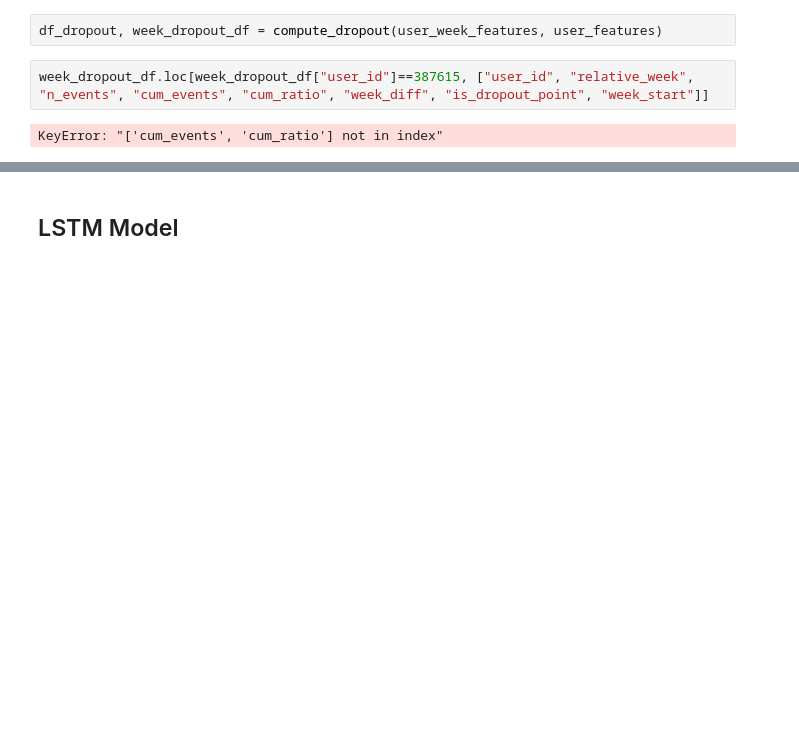
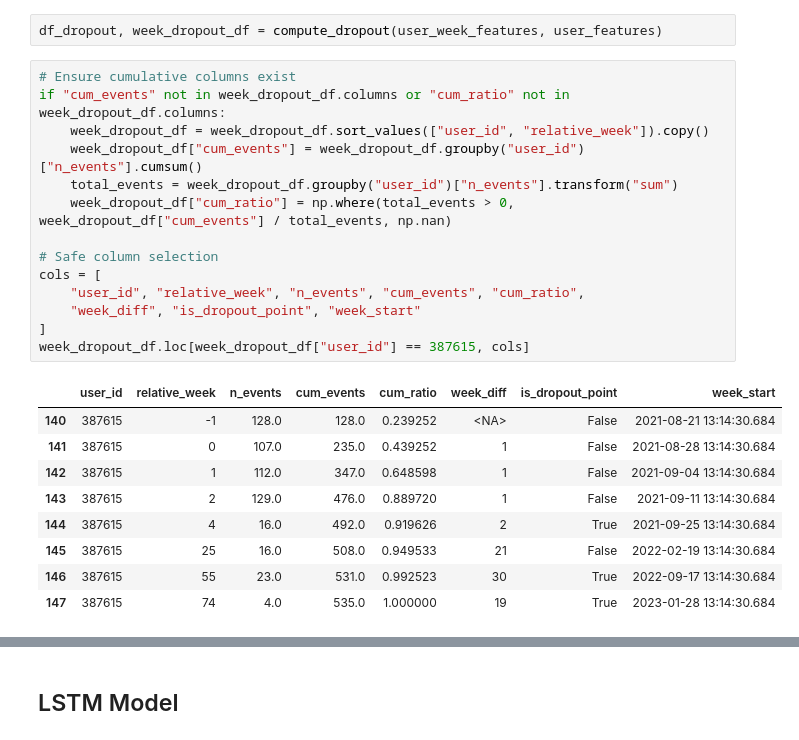
Before and after one commit to loicmisenta/CS-421-Project-learnavi, a Jupyter notebook: preprocess.ipynb, the cells around one changed output, grey strips where cells are left out. Cells and saved outputs as stored; diff of their text form; blank space fills up the shorter version.

```diff
--- a/preprocess.ipynb
+++ b/preprocess.ipynb
@@ -711,8 +711,28 @@ def compute_dropout(events_week, users_features):
 # %%
 df_dropout, week_dropout_df = compute_dropout(user_week_features, user_features)
 # %%
-week_dropout_df.loc[week_dropout_df["user_id"]==387615, ["user_id", "relative_week", "n_events", "cum_events", "cum_ratio", "week_diff", "is_dropout_point", "week_start"]]
+# Ensure cumulative columns exist
+if "cum_events" not in week_dropout_df.columns or "cum_ratio" not in week_dropout_df.columns:
+    week_dropout_df = week_dropout_df.sort_values(["user_id", "relative_week"]).copy()
+    week_dropout_df["cum_events"] = week_dropout_df.groupby("user_id")["n_events"].cumsum()
+    total_events = week_dropout_df.groupby("user_id")["n_events"].transform("sum")
+    week_dropout_df["cum_ratio"] = np.where(total_events > 0, week_dropout_df["cum_events"] / total_events, np.nan)
+
+# Safe column selection
+cols = [
+    "user_id", "relative_week", "n_events", "cum_events", "cum_ratio",
+    "week_diff", "is_dropout_point", "week_start"
+]
+week_dropout_df.loc[week_dropout_df["user_id"] == 387615, cols]
 # %% [output]
-KeyError: "['cum_events', 'cum_ratio'] not in index"
+|  | user_id | relative_week | n_events | cum_events | cum_ratio | week_diff | is_dropout_point | week_start |
+| 140 | 387615 | -1 | 128.0 | 128.0 | 0.239252 | <NA> | False | 2021-08-21 13:14:30.684 |
+| 141 | 387615 | 0 | 107.0 | 235.0 | 0.439252 | 1 | False | 2021-08-28 13:14:30.684 |
+| 142 | 387615 | 1 | 112.0 | 347.0 | 0.648598 | 1 | False | 2021-09-04 13:14:30.684 |
+| 143 | 387615 | 2 | 129.0 | 476.0 | 0.889720 | 1 | False | 2021-09-11 13:14:30.684 |
+| 144 | 387615 | 4 | 16.0 | 492.0 | 0.919626 | 2 | True | 2021-09-25 13:14:30.684 |
+| 145 | 387615 | 25 | 16.0 | 508.0 | 0.949533 | 21 | False | 2022-02-19 13:14:30.684 |
+| 146 | 387615 | 55 | 23.0 | 531.0 | 0.992523 | 30 | True | 2022-09-17 13:14:30.684 |
+| 147 | 387615 | 74 | 4.0 | 535.0 | 1.000000 | 19 | True | 2023-01-28 13:14:30.684 |
 # %%
 df_dropout.head(5)
```
Also changed, not shown: parts of 22 cells of this notebook.
